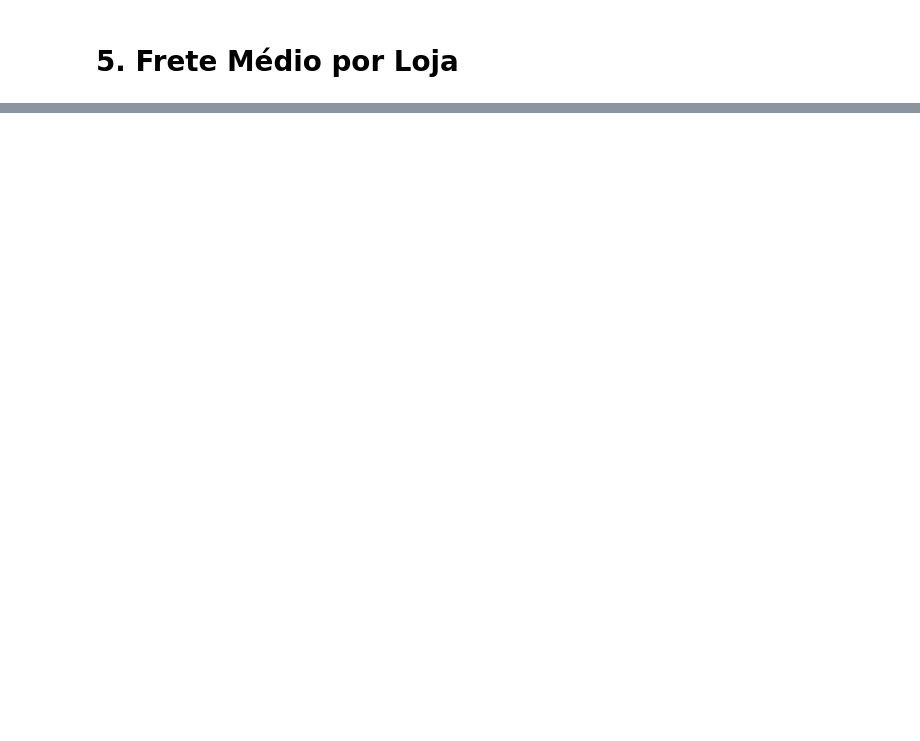
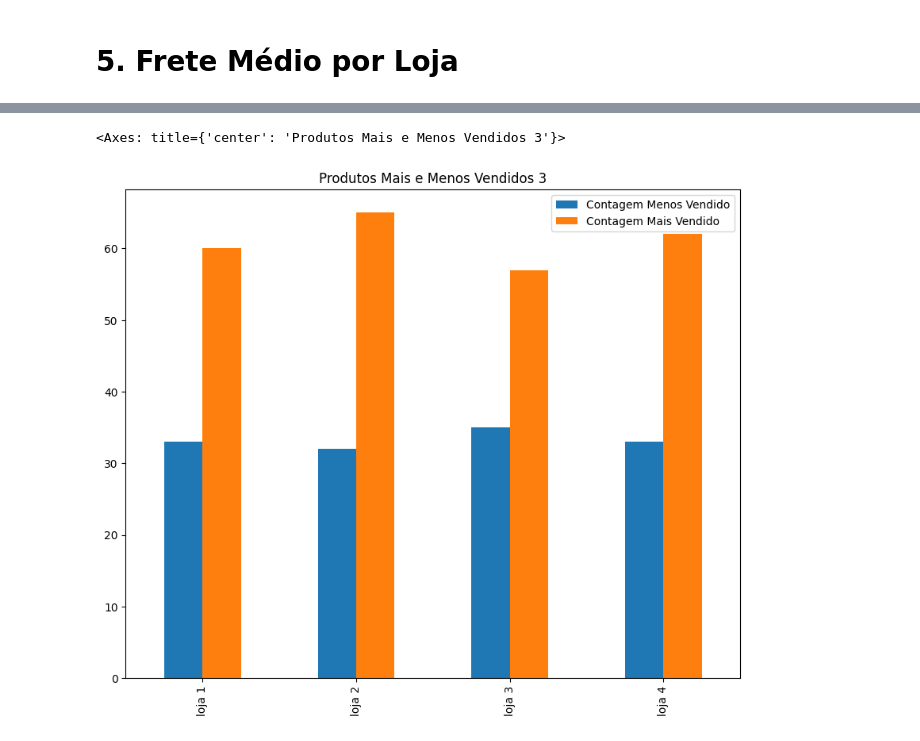
Before and after one commit to Allaht2007/Desafio_dataScience_one, a Jupyter notebook: AluraStoreBrasil.ipynb, the cells around one changed output, grey strips where cells are left out. Cells and saved outputs as stored; diff of their text form; code cells hidden in the pictures; blank space fills up the shorter version.

```diff
--- a/AluraStoreBrasil.ipynb
+++ b/AluraStoreBrasil.ipynb
@@ -32,2 +93,27 @@ loja.head()
 # %% [markdown]
 # 4. Produtos Mais e Menos Vendidos
+# %%
+
+def analisar_destaques_loja(df_loja):
+
+    contagens = df_loja['Produto'].value_counts()
+
+    resultado = {
+        "Nome Menos Vendido": contagens.idxmin(),
+        "Contagem Menos Vendido": contagens.min(),
+        "Nome Mais Vendido": contagens.idxmax(),
+        "Contagem Mais Vendido": contagens.max()
+    }
+
+
+    return resultado
+
+dict_lojas = {
+    "loja 1": analisar_destaques_loja(loja),
+    "loja 2": analisar_destaques_loja(loja2),
+    "loja 3": analisar_destaques_loja(loja3),
+    "loja 4": analisar_destaques_loja(loja4)
+}
+# %%
+df_destaques = pd.DataFrame.from_dict(dict_lojas, orient='index')
+df_destaques
@@ -35,0 +156,5 @@ loja.head()
+# %%
+df_destaques.plot(kind="bar", figsize=(10,8), title="Produtos Mais e Menos Vendidos 3")
+# %% [output]
+<Axes: title={'center': 'Produtos Mais e Menos Vendidos 3'}>
+[figure, added]
```
Also changed, not shown: parts of 17 cells of this notebook.
